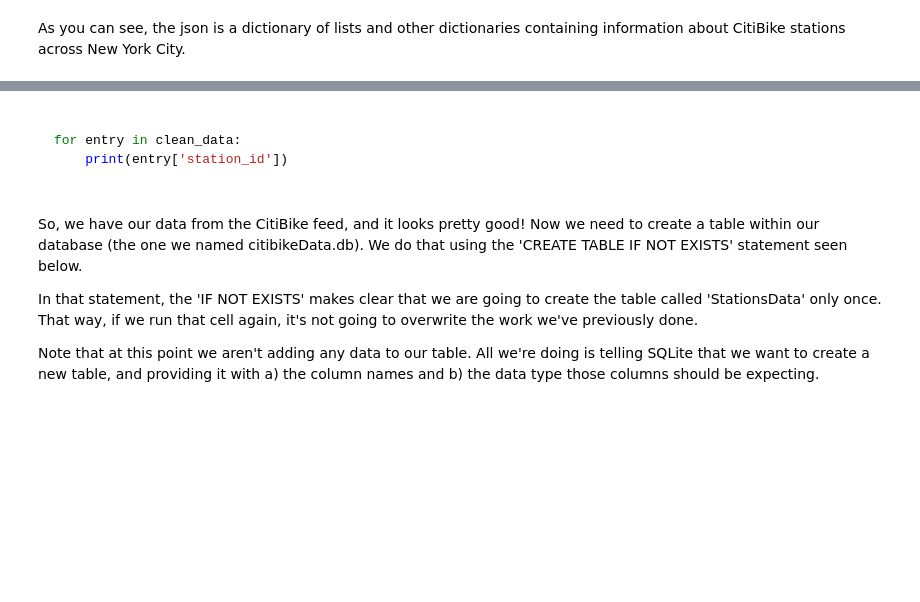
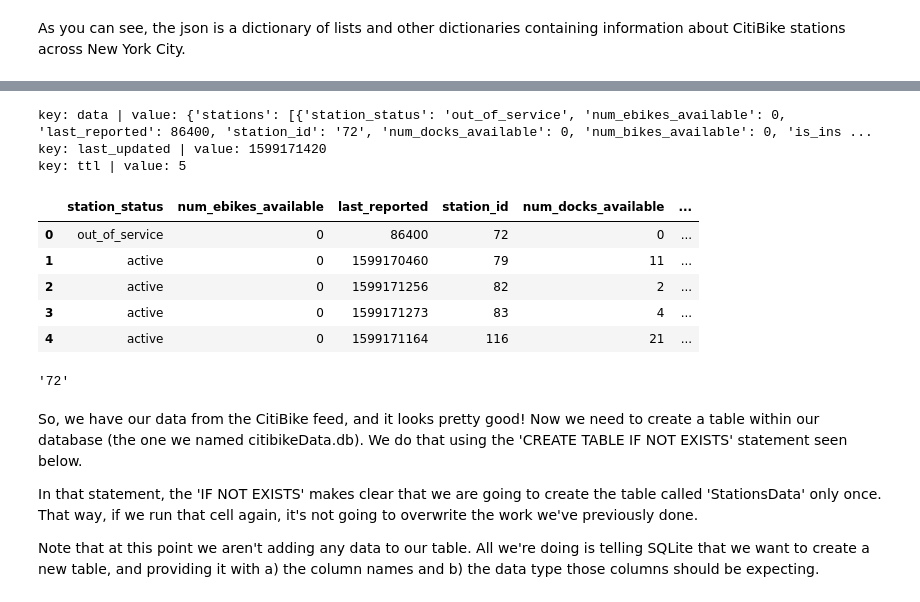
Before and after one commit to asiegman16/NYU_ProjectsinProgramming_Fall2020, a Jupyter notebook: (Class 1) Diving In/Diving_In_Solved_2020.ipynb, the cells around one changed output, grey strips where cells are left out. Cells and saved outputs as stored; diff of their text form; code cells hidden in the pictures; blank space fills up the shorter version.

````diff
--- a/(Class 1) Diving In/Diving_In_Solved_2020.ipynb
+++ b/(Class 1) Diving In/Diving_In_Solved_2020.ipynb
@@ -90,0 +72,7 @@ with urllib.request.urlopen("https://gbfs.citibikenyc.com/gbfs/en/station_status
+# %%
+import json
+import urllib.request # https://docs.python.org/3/library/urllib.request.html
+
+with urllib.request.urlopen("https://gbfs.citibikenyc.com/gbfs/en/station_status.json") as url:
+    data = json.loads(url.read().decode())
+    print(data)
@@ -139,7 +83,9 @@ clean_data[0]['station_id']
-# %% [markdown]
-```python
-
-for entry in clean_data:
-    print(entry['station_id'])
-
-```
+# %%
+for key,value in data.items():
+    print("key: {0} | value: {1}".format(key, value))
+# %% [output]
+key: data | value: {'stations': [{'station_status': 'out_of_service', 'num_ebikes_available': 0, 'last_reported': 86400, 'station_id': '72', 'num_docks_available': 0, 'num_bikes_available': 0, 'is_ins ...
+key: last_updated | value: 1599171420
+key: ttl | value: 5
+# %%
+values_list = list(data.values())
@@ -145,0 +94,14 @@ for entry in clean_data:
+# %%
+clean_data = values_list[0]['stations']
+# %%
+import pandas as pd # we'll use pandas just to visualize our data, NOT to query it
+
+df_stations = pd.DataFrame(clean_data) # create a new dataframe called 'df_stations'
+df_stations.head() # check the first five station entries
+# %% [output]
+|  | station_status | num_ebikes_available | last_reported | station_id | num_docks_available | ... |
+| 0 | out_of_service | 0 | 86400 | 72 | 0 | ... |
+| 1 | active | 0 | 1599170460 | 79 | 11 | ... |
+| 2 | active | 0 | 1599171256 | 82 | 2 | ... |
+| 3 | active | 0 | 1599171273 | 83 | 4 | ... |
+| 4 | active | 0 | 1599171164 | 116 | 21 | ... |
@@ -145,0 +110,4 @@ for entry in clean_data:
+# %%
+clean_data[0]['station_id']
+# %% [output]
+'72'
````
Also changed, not shown: parts of 24 cells of this notebook.
